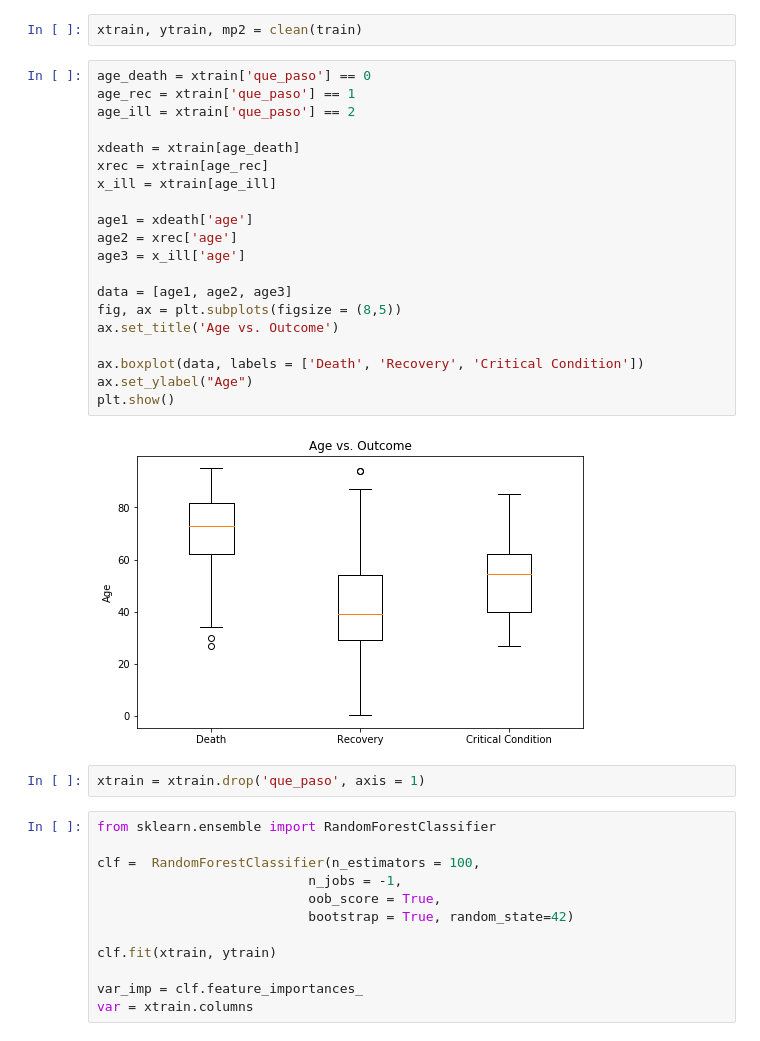
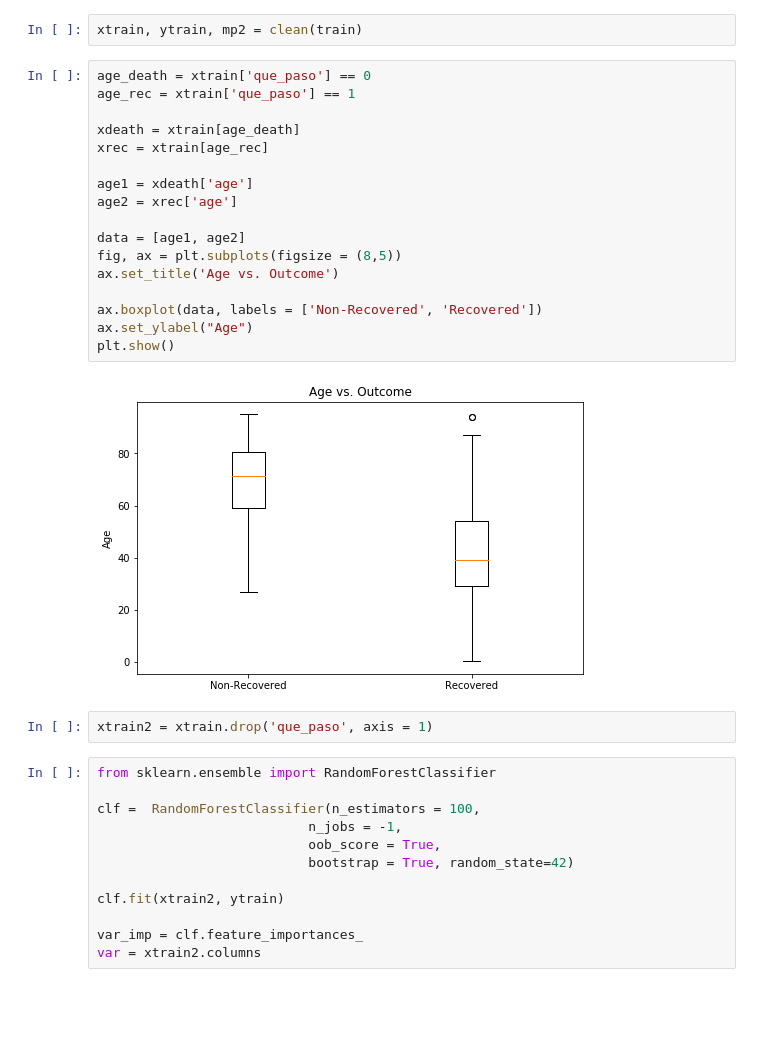
Before and after one commit to dukersss13/COVID-19-ML-Classification-Model, a Jupyter notebook: Duc.ipynb, the cells around one changed output. Saved outputs shown, nothing was run; the diff lists cells and outputs as text; blank space fills up the shorter version.

```diff
--- a/Duc.ipynb
+++ b/Duc.ipynb
@@ -43,27 +43,24 @@ xtrain, ytrain, mp2 = clean(train)
 # %%
 age_death = xtrain['que_paso'] == 0
 age_rec = xtrain['que_paso'] == 1
-age_ill = xtrain['que_paso'] == 2
 
 xdeath = xtrain[age_death]
 xrec = xtrain[age_rec]
-x_ill = xtrain[age_ill]
 
 age1 = xdeath['age']
 age2 = xrec['age']
-age3 = x_ill['age']
 
-data = [age1, age2, age3]
+data = [age1, age2]
 fig, ax = plt.subplots(figsize = (8,5))
 ax.set_title('Age vs. Outcome')
 
-ax.boxplot(data, labels = ['Death', 'Recovery', 'Critical Condition'])
+ax.boxplot(data, labels = ['Non-Recovered', 'Recovered'])
 ax.set_ylabel("Age")
 plt.show()
 # %% [output]
-[figure, old version]
+[figure, new version]
 # %%
-xtrain = xtrain.drop('que_paso', axis = 1)
+xtrain2 = xtrain.drop('que_paso', axis = 1)
 # %%
 from sklearn.ensemble import RandomForestClassifier
 
@@ -72,10 +69,10 @@ clf =  RandomForestClassifier(n_estimators = 100,
                            oob_score = True,
                            bootstrap = True, random_state=42)
 
-clf.fit(xtrain, ytrain)
+clf.fit(xtrain2, ytrain)
 
 var_imp = clf.feature_importances_
-var = xtrain.columns
+var = xtrain2.columns
 # %%
 fig, ax = plt.subplots(figsize = (8,6))
 
```
Also changed, not shown: parts of 10 cells of this notebook.
